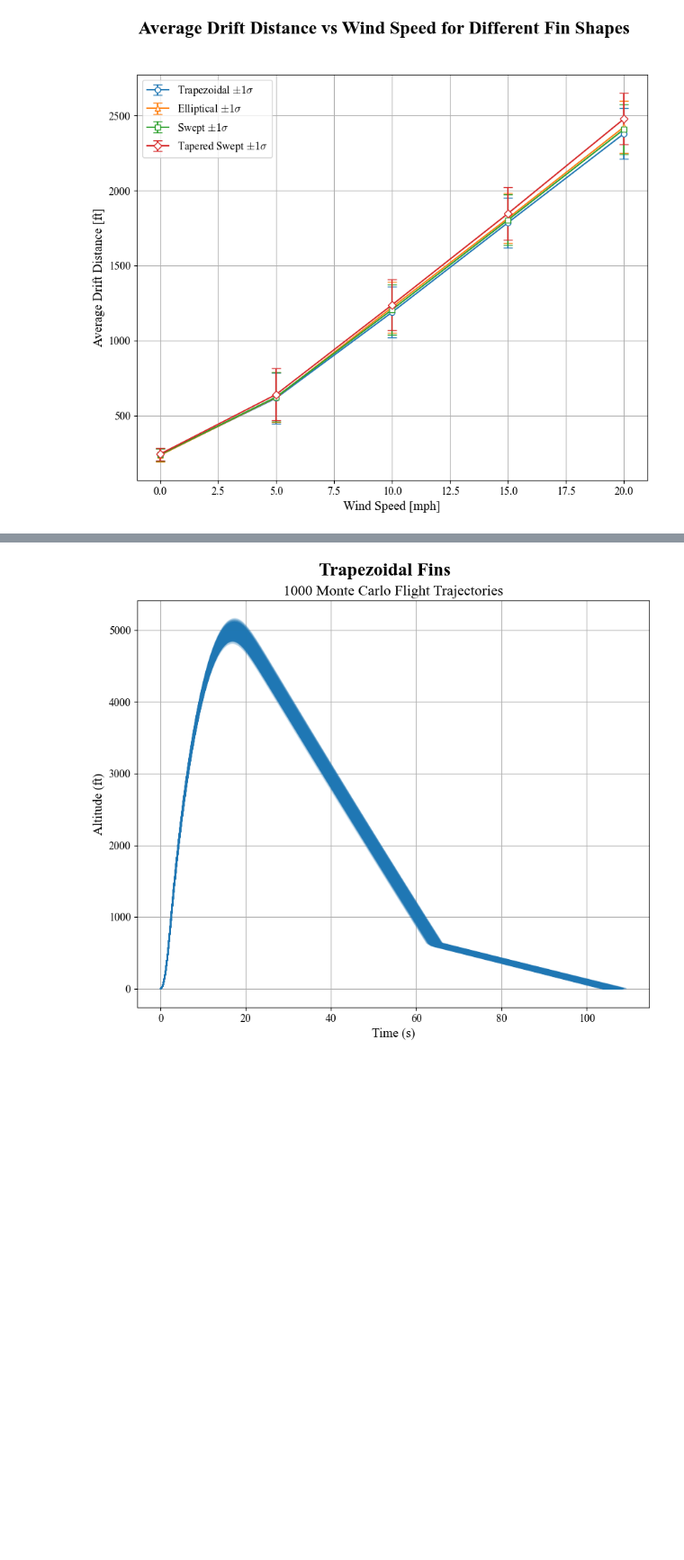
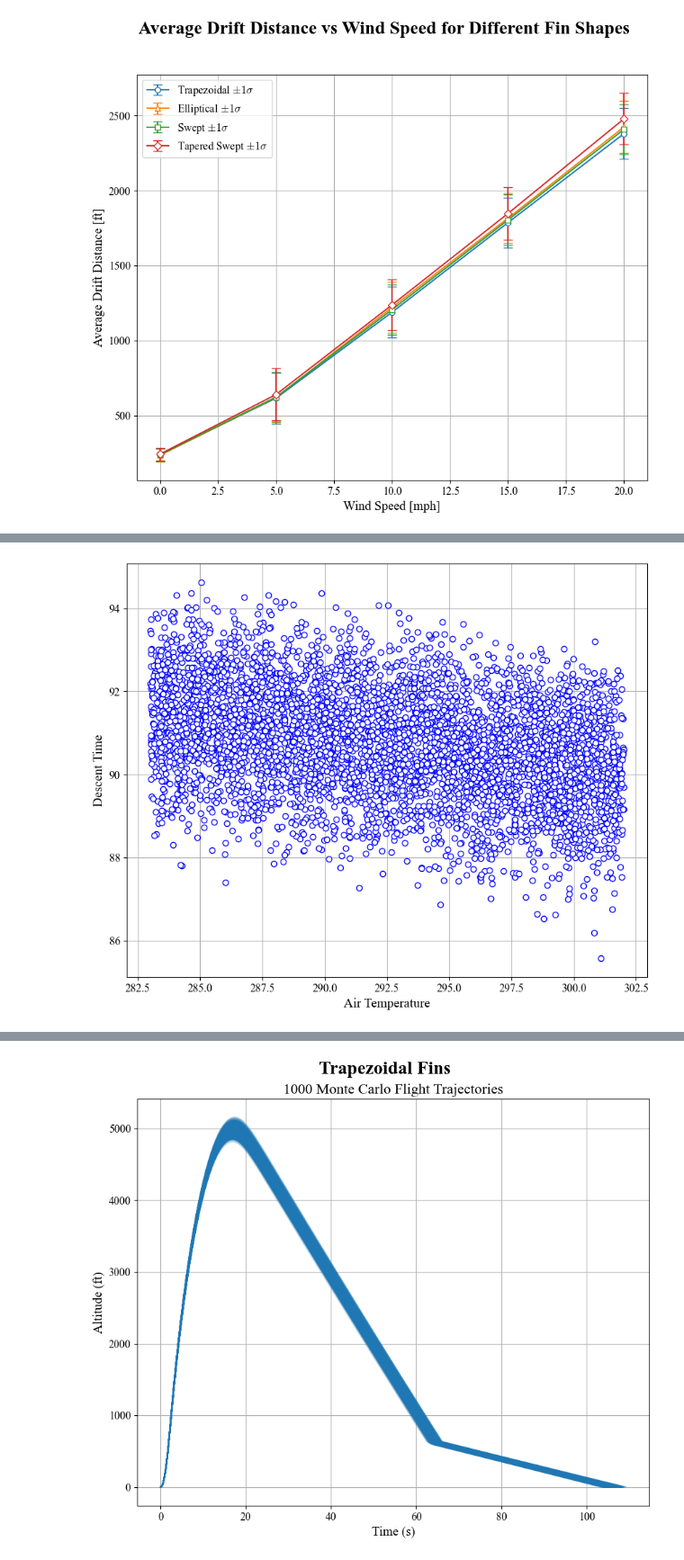
Before and after one commit to saividyud/NASA_25-26_Rocket_Simulations, a Jupyter notebook: Fin Testing/monte_carlo_plotter.ipynb, the cells around one changed output, grey strips where cells are left out. Shown at 90% size. Cells and saved outputs as stored; diff of their text form; code cells hidden in the pictures; blank space fills up the shorter version.

```diff
--- a/Fin Testing/monte_carlo_plotter.ipynb
+++ b/Fin Testing/monte_carlo_plotter.ipynb
@@ -249,6 +250,11 @@ for i, wind_speed in enumerate(wind_speeds):
     all_tapswept_ground_hit_velocity.append(tapswept_ground_hit_velocity)
     all_tapswept_off_rod_stability.append(tapswept_off_rod_stability)
     all_tapswept_drift_distances.append(tapswept_drift_distances)
+# %%
+all_trap_descent_times = np.array(all_trap_full_flight_duration) - np.array(all_trap_apogee_times)
+all_ellip_descent_times = np.array(all_ellip_full_flight_duration) - np.array(all_ellip_apogee_times)
+all_swept_descent_times = np.array(all_swept_full_flight_duration) - np.array(all_swept_apogee_times)
+all_tapswept_descent_times = np.array(all_tapswept_full_flight_duration) - np.array(all_tapswept_apogee_times)
 # %%
 avg_apogee_times = np.zeros((len(wind_speeds), len(fin_shapes)))
 std_apogee_times = np.zeros((len(wind_speeds), len(fin_shapes)))
@@ -277,6 +283,8 @@ std_off_rod_stability = np.zeros((len(wind_speeds), len(fin_shapes)))
 avg_drift_distances = np.zeros((len(wind_speeds), len(fin_shapes)))
 std_drift_distances = np.zeros((len(wind_speeds), len(fin_shapes)))
 
+avg_descent_times = np.zeros((len(wind_speeds), len(fin_shapes)))
+std_descent_times = np.zeros((len(wind_speeds), len(fin_shapes)))
 
 for i, wind_speed in enumerate(wind_speeds):
     for j, fin_shape in enumerate(['Trapezoidal', 'Elliptical', 'Swept', 'Tapered Swept']):
@@ -305,6 +313,9 @@ for i, wind_speed in enumerate(wind_speeds):
             avg_drift_distances[i, j] = np.mean(all_trap_drift_distances[i])
             std_drift_distances[i, j] = np.std(all_trap_drift_distances[i])
 
+            avg_descent_times[i, j] = np.mean(all_trap_descent_times[i])
+            std_descent_times[i, j] = np.std(all_trap_descent_times[i])
+
         elif fin_shape == 'Elliptical':
             avg_apogee_altitudes[i, j] = np.mean(all_ellip_apogee_altitudes[i])
             std_apogee_altitudes[i, j] = np.std(all_ellip_apogee_altitudes[i])
@@ -329,6 +340,9 @@ for i, wind_speed in enumerate(wind_speeds):
 
             avg_drift_distances[i, j] = np.mean(all_ellip_drift_distances[i])
             std_drift_distances[i, j] = np.std(all_ellip_drift_distances[i])
+
+            avg_descent_times[i, j] = np.mean(all_ellip_descent_times[i])
+            std_descent_times[i, j] = np.std(all_ellip_descent_times[i])
 
         elif fin_shape == 'Swept':
             avg_apogee_altitudes[i, j] = np.mean(all_swept_apogee_altitudes[i])
@@ -355,6 +369,9 @@ for i, wind_speed in enumerate(wind_speeds):
             avg_drift_distances[i, j] = np.mean(all_swept_drift_distances[i])
             std_drift_distances[i, j] = np.std(all_swept_drift_distances[i])
 
+            avg_descent_times[i, j] = np.mean(all_swept_descent_times[i])
+            std_descent_times[i, j] = np.std(all_swept_descent_times[i])
+
         elif fin_shape == 'Tapered Swept':
             avg_apogee_altitudes[i, j] = np.mean(all_tapswept_apogee_altitudes[i])
             std_apogee_altitudes[i, j] = np.std(all_tapswept_apogee_altitudes[i])
@@ -379,6 +396,9 @@ for i, wind_speed in enumerate(wind_speeds):
 
             avg_drift_distances[i, j] = np.mean(all_tapswept_drift_distances[i])
             std_drift_distances[i, j] = np.std(all_tapswept_drift_distances[i])
+
+            avg_descent_times[i, j] = np.mean(all_tapswept_descent_times[i])
+            std_descent_times[i, j] = np.std(all_tapswept_descent_times[i])
 # %%
 fig = plt.figure()
 ax = fig.add_subplot()
@@ -433,0 +875,12 @@ plt.show()
+# %%
+fig = plt.figure()
+ax = fig.add_subplot()
+
+ax.plot(all_dfs[-1]['Air Temperature'], all_dfs[-1]['Descent Time'], 'o', markerfacecolor='white', markeredgecolor='blue', markersize=6)
+ax.set_xlabel('Air Temperature')
+ax.set_ylabel('Descent Time')
+ax.grid(True)
+
+plt.show()
+# %% [output]
+[figure, added]
```
Also changed, not shown: parts of 21 cells of this notebook, 10 other files.
